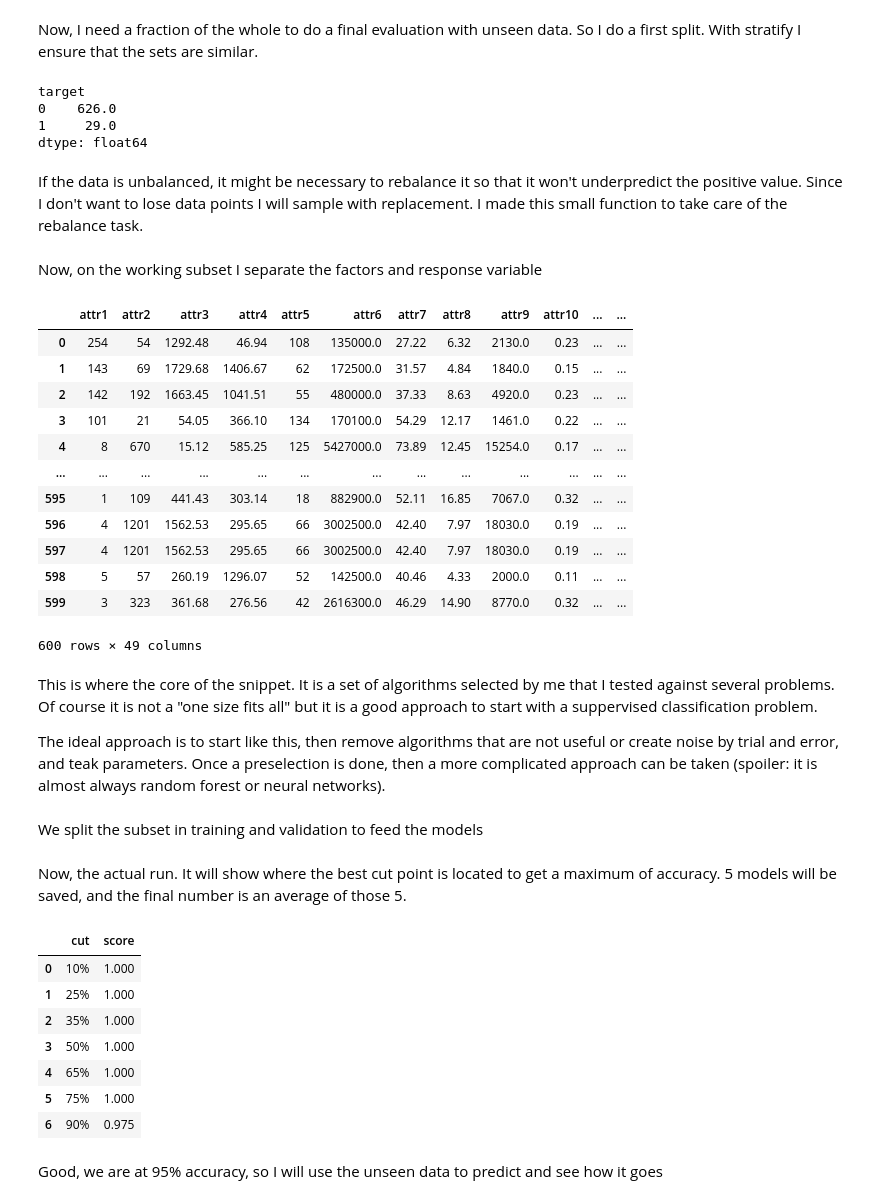
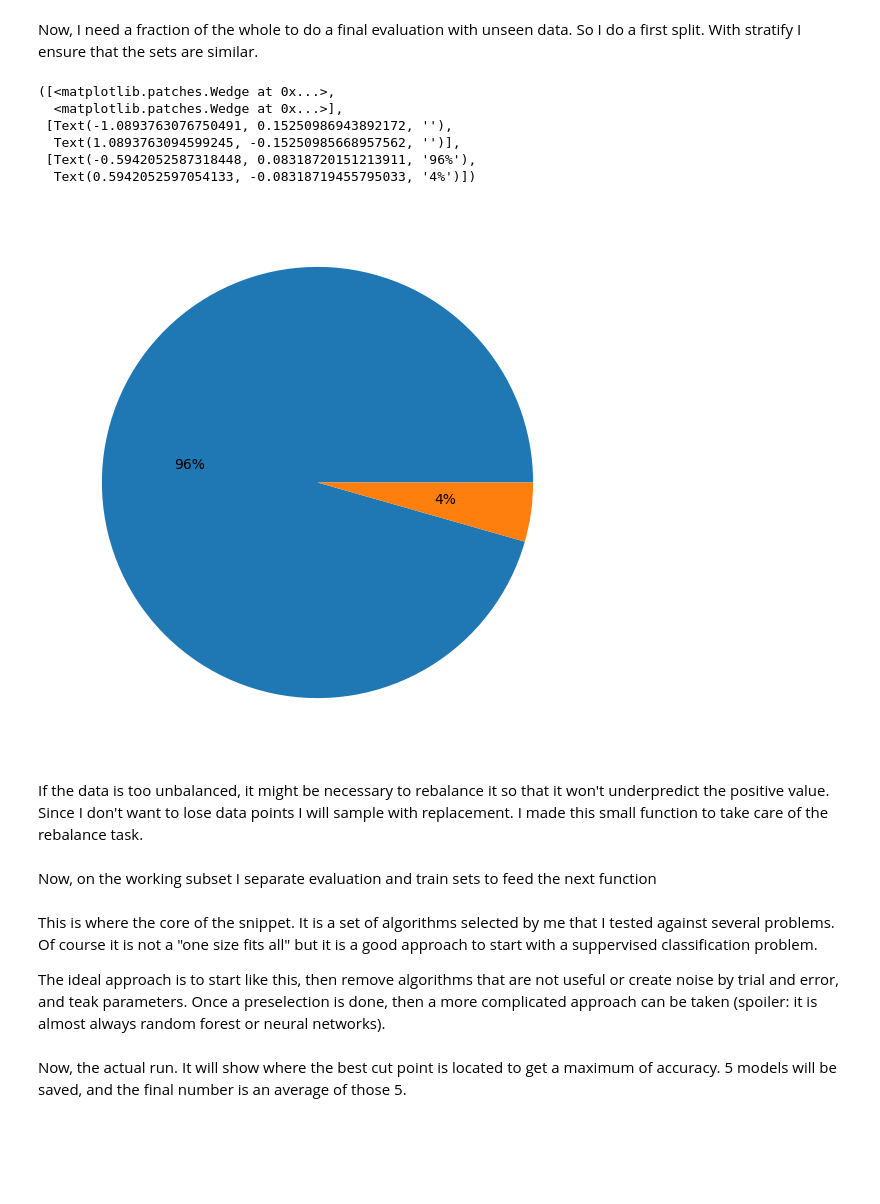
Before and after one commit to krikorantranik/Work, a Jupyter notebook: QuickSupervised.ipynb, the cells around one changed output. Drawn from its saved outputs; the diff is of its cells as text; code cells hidden in the pictures; blank space fills up the shorter version.

```diff
--- a/QuickSupervised.ipynb
+++ b/QuickSupervised.ipynb
@@ -88,16 +91,20 @@ Now, I need a fraction of the whole to do a final evaluation with unseen data. S
 # %%
 outp = train_test_split(dataset, train_size=0.7, stratify=dataset['target'])
 finaleval=outp[1]
 subset=outp[0]
 
-subset.groupby('target').count().mean(axis=1)
+plt.figure(figsize=(7,7))
+plt.pie(subset['target'].value_counts(),autopct='%.0f%%')
 # %% [output]
-target
-0    626.0
-1     29.0
-dtype: float64
+([<matplotlib.patches.Wedge at 0x...>,
+  <matplotlib.patches.Wedge at 0x...>],
+ [Text(-1.0893763076750491, 0.15250986943892172, ''),
+  Text(1.0893763094599245, -0.15250985668957562, '')],
+ [Text(-0.5942052587318448, 0.08318720151213911, '96%'),
+  Text(0.5942052597054133, -0.08318719455795033, '4%')])
+[figure, added]
 # %% [markdown]
-If the data is unbalanced, it might be necessary to rebalance it so that it won't underpredict the positive value. Since I don't want to lose data points I will sample with replacement. I made this small function to take care of the rebalance task.
+If the data is too unbalanced, it might be necessary to rebalance it so that it won't underpredict the positive value. Since I don't want to lose data points I will sample with replacement. I made this small function to take care of the rebalance task.
 # %%
 def rebalance(sset, min, max):
  classes = list(set(sset["target"]))
@@ -112,23 +119,4 @@ def rebalance(sset, min, max):
  rebalanced = pd.concat(a, axis=0, ignore_index=True)
  return rebalanced
 # %% [markdown]
-Now, on the working subset I separate the factors and response variable
+Now, on the working subset I separate evaluation and train sets to feed the next function
-# %%
-subset = rebalance(sset=subset, min=300, max=300)
-subset_y = subset[['target']]
-subset_x = subset.drop(columns=['target'])
-subset_x
-# %% [output]
-|  | attr1 | attr2 | attr3 | attr4 | attr5 | attr6 | attr7 | attr8 | attr9 | attr10 | ... | ... |
-| 0 | 254 | 54 | 1292.48 | 46.94 | 108 | 135000.0 | 27.22 | 6.32 | 2130.0 | 0.23 | ... | ... |
-| 1 | 143 | 69 | 1729.68 | 1406.67 | 62 | 172500.0 | 31.57 | 4.84 | 1840.0 | 0.15 | ... | ... |
-| 2 | 142 | 192 | 1663.45 | 1041.51 | 55 | 480000.0 | 37.33 | 8.63 | 4920.0 | 0.23 | ... | ... |
-| 3 | 101 | 21 | 54.05 | 366.10 | 134 | 170100.0 | 54.29 | 12.17 | 1461.0 | 0.22 | ... | ... |
-| 4 | 8 | 670 | 15.12 | 585.25 | 125 | 5427000.0 | 73.89 | 12.45 | 15254.0 | 0.17 | ... | ... |
-| ... | ... | ... | ... | ... | ... | ... | ... | ... | ... | ... | ... | ... |
-| 595 | 1 | 109 | 441.43 | 303.14 | 18 | 882900.0 | 52.11 | 16.85 | 7067.0 | 0.32 | ... | ... |
-| 596 | 4 | 1201 | 1562.53 | 295.65 | 66 | 3002500.0 | 42.40 | 7.97 | 18030.0 | 0.19 | ... | ... |
-| 597 | 4 | 1201 | 1562.53 | 295.65 | 66 | 3002500.0 | 42.40 | 7.97 | 18030.0 | 0.19 | ... | ... |
-| 598 | 5 | 57 | 260.19 | 1296.07 | 52 | 142500.0 | 40.46 | 4.33 | 2000.0 | 0.11 | ... | ... |
-| 599 | 3 | 323 | 361.68 | 276.56 | 42 | 2616300.0 | 46.29 | 14.90 | 8770.0 | 0.32 | ... | ... |
-600 rows × 49 columns
@@ -229,5 +248,3 @@ def modeling(x_train, y_train, x_final, y_final):
  o7 = sum(avgprobsM["Hit"]/len(avgprobsM))
  scores = pd.DataFrame([['10%', o1], ['25%', o2], ['35%', o3], ['50%', o4], ['65%', o5], ['75%', o6], ['90%', o7]], columns=['cut', 'score'])
  return scores
-# %% [markdown]
-We split the subset in training and validation to feed the models
@@ -236,16 +251,2 @@ subtrain_x, subtest_x, subtrain_y, subtest_y = train_test_split(subset_x, subset
 # %% [markdown]
 Now, the actual run. It will show where the best cut point is located to get a maximum of accuracy. 5 models will be saved, and the final number is an average of those 5.
-# %%
-scores = modeling(x_train=subtrain_x, y_train=subtrain_y, x_final=subtest_x, y_final=subtest_y)
-scores
-# %% [output]
-|  | cut | score |
-| 0 | 10% | 1.000 |
-| 1 | 25% | 1.000 |
-| 2 | 35% | 1.000 |
-| 3 | 50% | 1.000 |
-| 4 | 65% | 1.000 |
-| 5 | 75% | 1.000 |
-| 6 | 90% | 0.975 |
-# %% [markdown]
-Good, we are at 95% accuracy, so I will use the unseen data to predict and see how it goes
```
Also changed, not shown: parts of 11 cells of this notebook.
